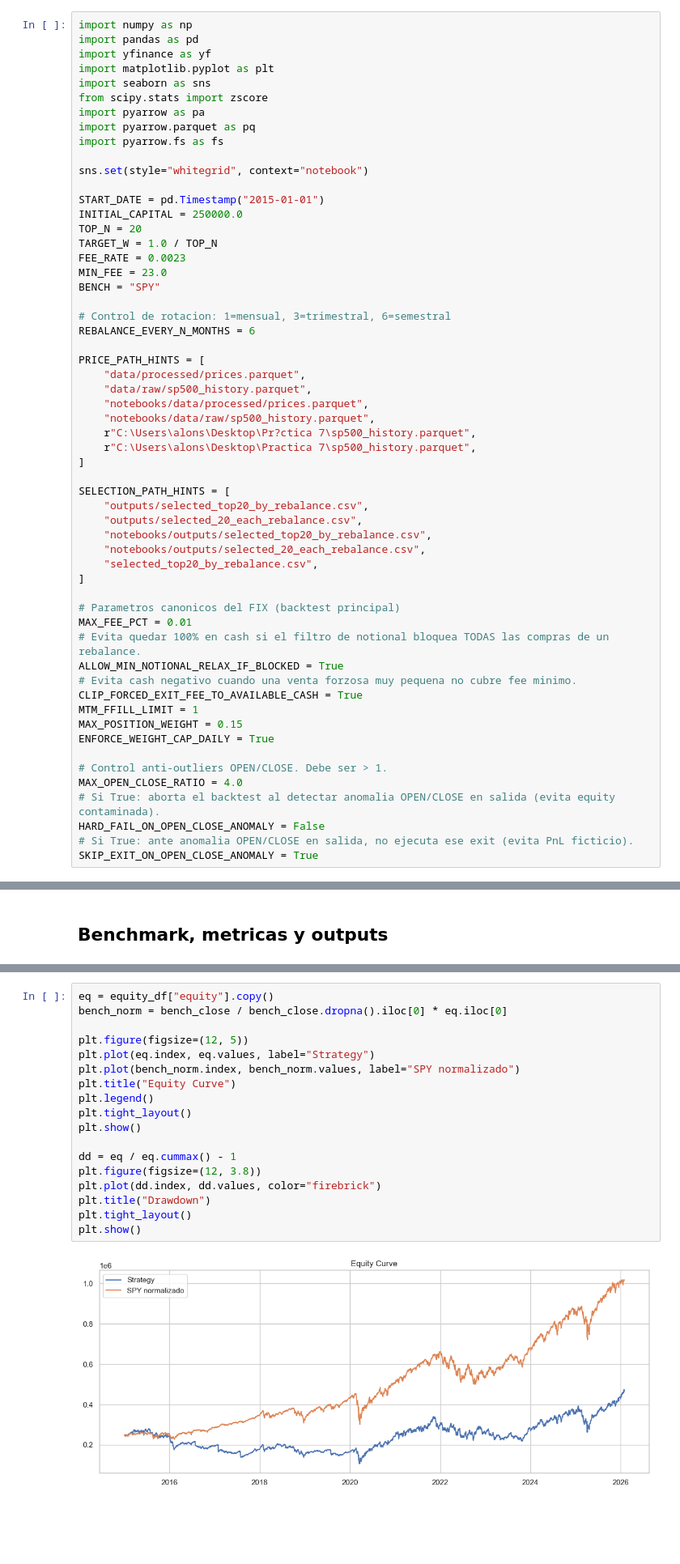
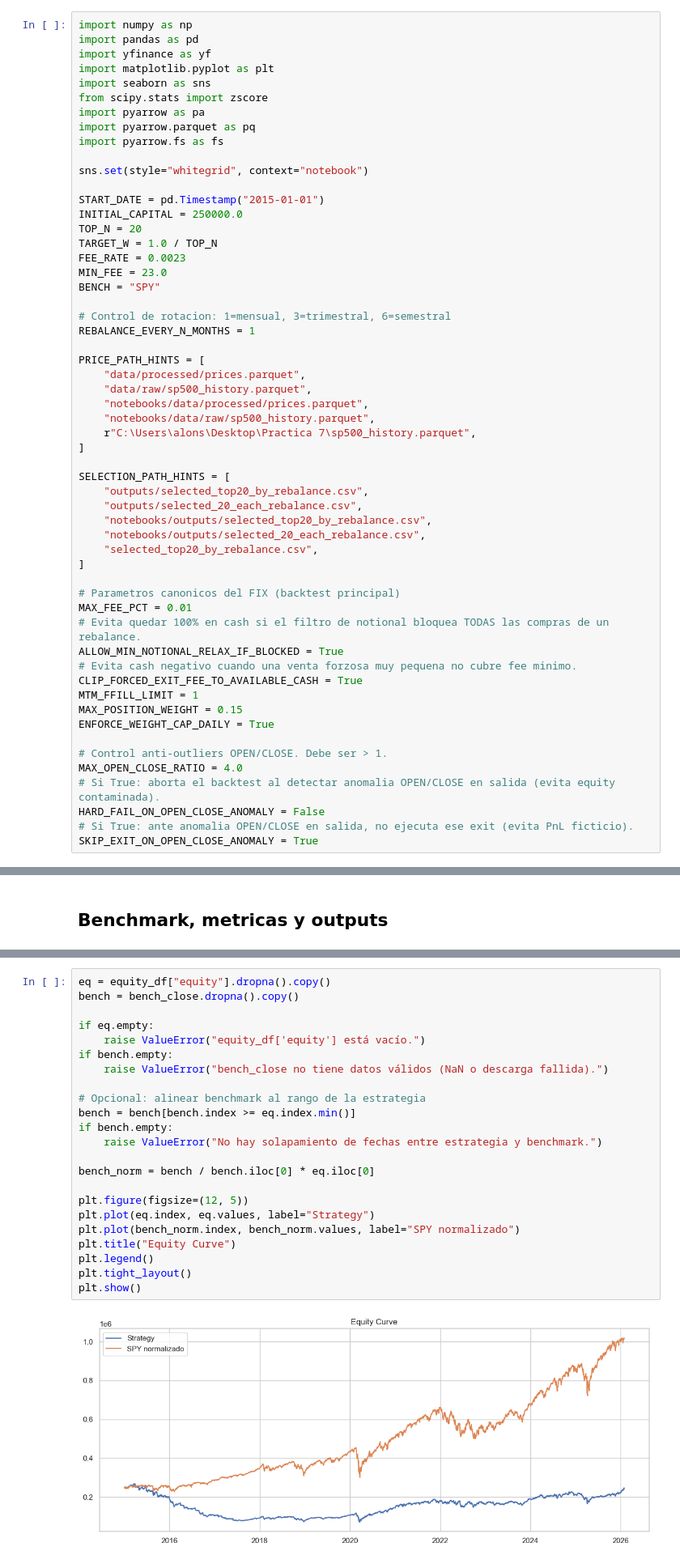
Before and after one commit to alonsodt/Algoritmos-de-Inversion-y-Backtesting, a Jupyter notebook: notebooks/04_Ejecucion_y_Costes.ipynb, the cells around one changed output, grey strips where cells are left out. Shown at 81% size. Drawn from its saved outputs; the diff is of its cells as text; blank space fills up the shorter version.

Commit message:
notebooks comentados listo para entregar

```diff
--- a/notebooks/04_Ejecucion_y_Costes.ipynb
+++ b/notebooks/04_Ejecucion_y_Costes.ipynb
@@ -25,14 +24,13 @@ MIN_FEE = 23.0
 BENCH = "SPY"
 
 # Control de rotacion: 1=mensual, 3=trimestral, 6=semestral
-REBALANCE_EVERY_N_MONTHS = 6
+REBALANCE_EVERY_N_MONTHS = 1
 
 PRICE_PATH_HINTS = [
     "data/processed/prices.parquet",
     "data/raw/sp500_history.parquet",
     "notebooks/data/processed/prices.parquet",
     "notebooks/data/raw/sp500_history.parquet",
-    r"C:\Users\alons\Desktop\Pr?ctica 7\sp500_history.parquet",
     r"C:\Users\alons\Desktop\Practica 7\sp500_history.parquet",
 ]
 
@@ -1300,20 +1196,25 @@ Detalle top gaps (tickers implicados):
 # %%
-eq = equity_df["equity"].copy()
-bench_norm = bench_close / bench_close.dropna().iloc[0] * eq.iloc[0]
+eq = equity_df["equity"].dropna().copy()
+bench = bench_close.dropna().copy()
+
+if eq.empty:
+    raise ValueError("equity_df['equity'] está vacío.")
+if bench.empty:
+    raise ValueError("bench_close no tiene datos válidos (NaN o descarga fallida).")
+
+# Opcional: alinear benchmark al rango de la estrategia
+bench = bench[bench.index >= eq.index.min()]
+if bench.empty:
+    raise ValueError("No hay solapamiento de fechas entre estrategia y benchmark.")
+
+bench_norm = bench / bench.iloc[0] * eq.iloc[0]
 
 plt.figure(figsize=(12, 5))
 plt.plot(eq.index, eq.values, label="Strategy")
 plt.plot(bench_norm.index, bench_norm.values, label="SPY normalizado")
 plt.title("Equity Curve")
 plt.legend()
 plt.tight_layout()
 plt.show()
-
-dd = eq / eq.cummax() - 1
-plt.figure(figsize=(12, 3.8))
-plt.plot(dd.index, dd.values, color="firebrick")
-plt.title("Drawdown")
-plt.tight_layout()
-plt.show()
 # %% [output]
-[figure, old version]
+[figure, new version]
```
Also changed, not shown: parts of 26 cells of this notebook, 4 other files.
